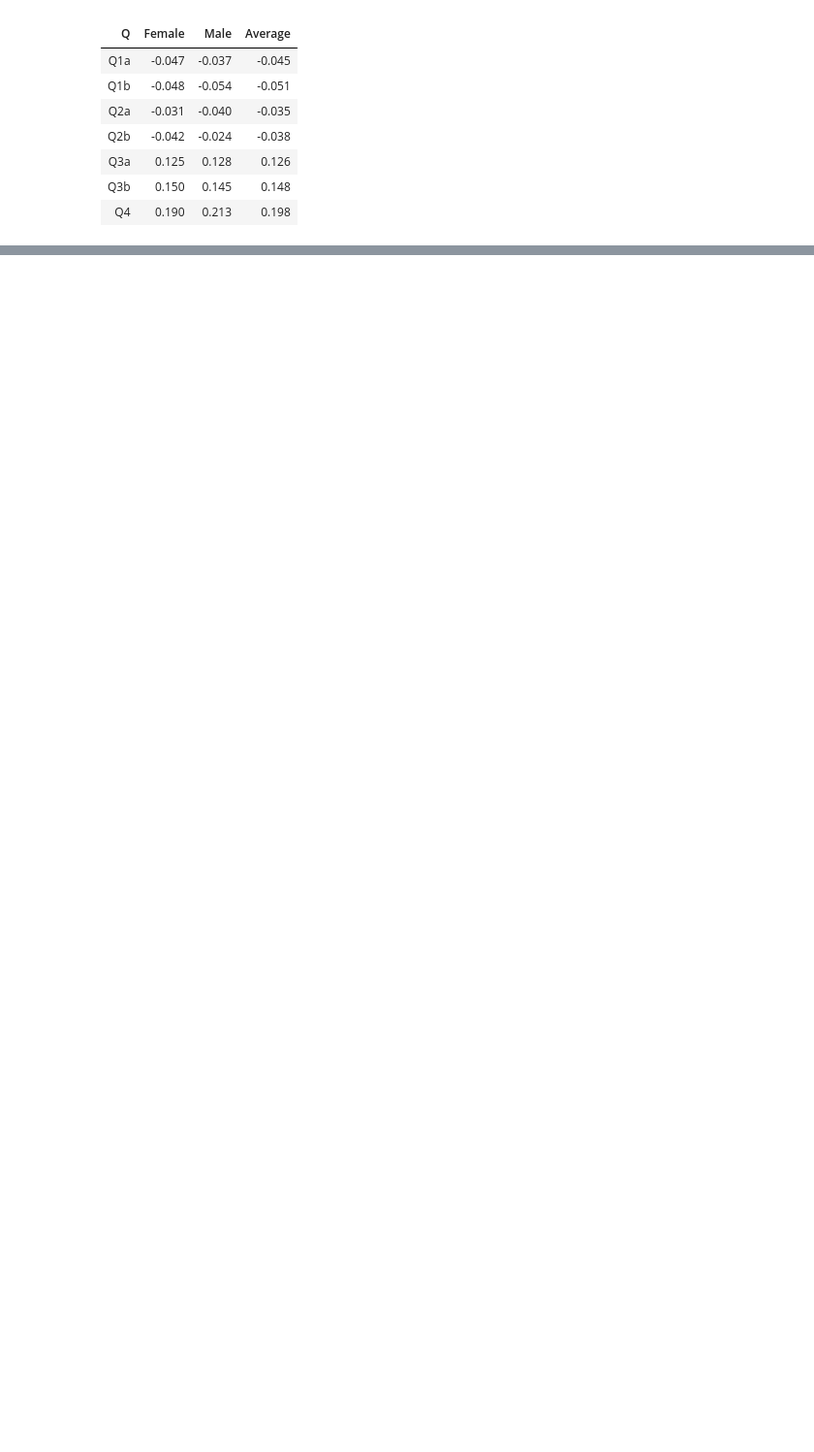
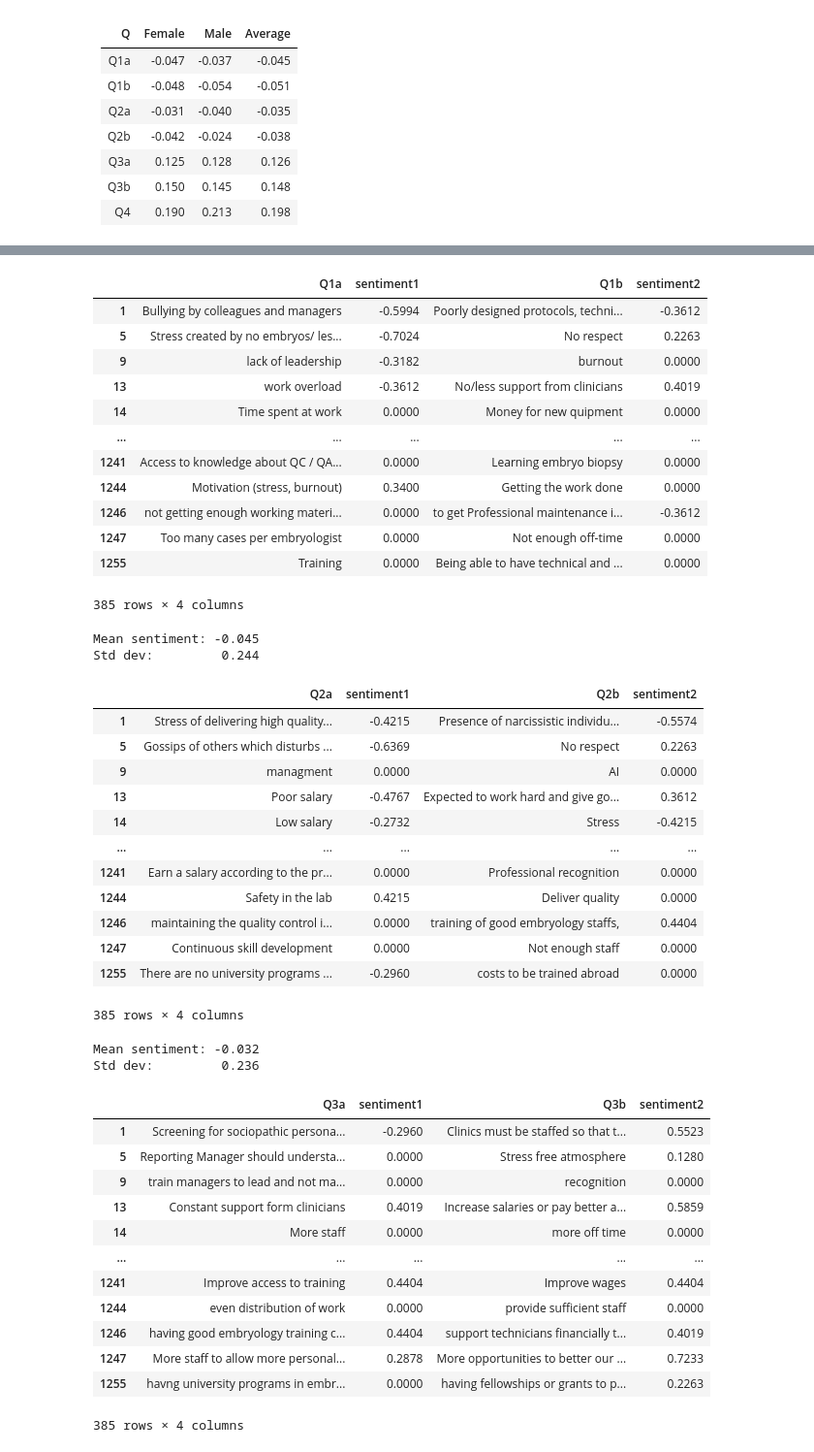
Before and after one commit to tgr2uk/surveyAnalysis, a Jupyter notebook: 4. Cohort analysis.ipynb, the cells around one changed output, grey strips where cells are left out. Shown at 97% size. Cells and saved outputs as stored; diff of their text form; code cells hidden in the pictures; blank space fills up the shorter version.

```diff
--- a/4. Cohort analysis.ipynb
+++ b/4. Cohort analysis.ipynb
@@ -1639,0 +1608,7 @@ Std dev:           0.307
+# %%
+gender_results = {'Gender': ['Male', 'Female'],
+        'Q1': [0.1, 0.2],
+        'Q2': [0.1, 0.2],
+        'Q3': [0.1, 0.2],
+        'Q4': [0.1, 0.2]}
+gender_results_df = pd.DataFrame.from_dict(gen_results)
@@ -1639,0 +1623,48 @@ Std dev:           0.307
+# %%
+male_df = df[df["Gender"].isin(["Male"])]
+analyse_verbatims(0, male_df, gender_results_df)
+gender_results_df
+# %% [output]
+|  | Q1a | sentiment1 | Q1b | sentiment2 |
+| 1 | Bullying by colleagues and managers | -0.5994 | Poorly designed protocols, techni... | -0.3612 |
+| 5 | Stress created by no embryos/ les... | -0.7024 | No respect | 0.2263 |
+| 9 | lack of leadership | -0.3182 | burnout | 0.0000 |
+| 13 | work overload | -0.3612 | No/less support from clinicians | 0.4019 |
+| 14 | Time spent at work | 0.0000 | Money for new quipment | 0.0000 |
+| ... | ... | ... | ... | ... |
+| 1241 | Access to knowledge about QC / QA... | 0.0000 | Learning embryo biopsy | 0.0000 |
+| 1244 | Motivation (stress, burnout) | 0.3400 | Getting the work done | 0.0000 |
+| 1246 | not getting enough working materi... | 0.0000 | to get Professional maintenance i... | -0.3612 |
+| 1247 | Too many cases per embryologist | 0.0000 | Not enough off-time | 0.0000 |
+| 1255 | Training | 0.0000 | Being able to have technical and ... | 0.0000 |
+385 rows × 4 columns
+Mean sentiment: -0.045
+Std dev:         0.244
+|  | Q2a | sentiment1 | Q2b | sentiment2 |
+| 1 | Stress of delivering high quality... | -0.4215 | Presence of narcissistic individu... | -0.5574 |
+| 5 | Gossips of others which disturbs ... | -0.6369 | No respect | 0.2263 |
+| 9 | managment | 0.0000 | AI | 0.0000 |
+| 13 | Poor salary | -0.4767 | Expected to work hard and give go... | 0.3612 |
+| 14 | Low salary | -0.2732 | Stress | -0.4215 |
+| ... | ... | ... | ... | ... |
+| 1241 | Earn a salary according to the pr... | 0.0000 | Professional recognition | 0.0000 |
+| 1244 | Safety in the lab | 0.4215 | Deliver quality | 0.0000 |
+| 1246 | maintaining the quality control i... | 0.0000 | training of good embryology staffs, | 0.4404 |
+| 1247 | Continuous skill development | 0.0000 | Not enough staff | 0.0000 |
+| 1255 | There are no university programs ... | -0.2960 | costs to be trained abroad | 0.0000 |
+385 rows × 4 columns
+Mean sentiment: -0.032
+Std dev:         0.236
+|  | Q3a | sentiment1 | Q3b | sentiment2 |
+| 1 | Screening for sociopathic persona... | -0.2960 | Clinics must be staffed so that t... | 0.5523 |
+| 5 | Reporting Manager should understa... | 0.0000 | Stress free atmosphere | 0.1280 |
+| 9 | train managers to lead and not ma... | 0.0000 | recognition | 0.0000 |
+| 13 | Constant support form clinicians | 0.4019 | Increase salaries or pay better a... | 0.5859 |
+| 14 | More staff | 0.0000 | more off time | 0.0000 |
+| ... | ... | ... | ... | ... |
+| 1241 | Improve access to training | 0.4404 | Improve wages | 0.4404 |
+| 1244 | even distribution of work | 0.0000 | provide sufficient staff | 0.0000 |
+| 1246 | having good embryology training c... | 0.4404 | support technicians financially t... | 0.4019 |
+| 1247 | More staff to allow more personal... | 0.2878 | More opportunities to better our ... | 0.7233 |
+| 1255 | havng university programs in embr... | 0.0000 | having fellowships or grants to p... | 0.2263 |
+385 rows × 4 columns
```
Also changed, not shown: parts of 34 cells of this notebook.
